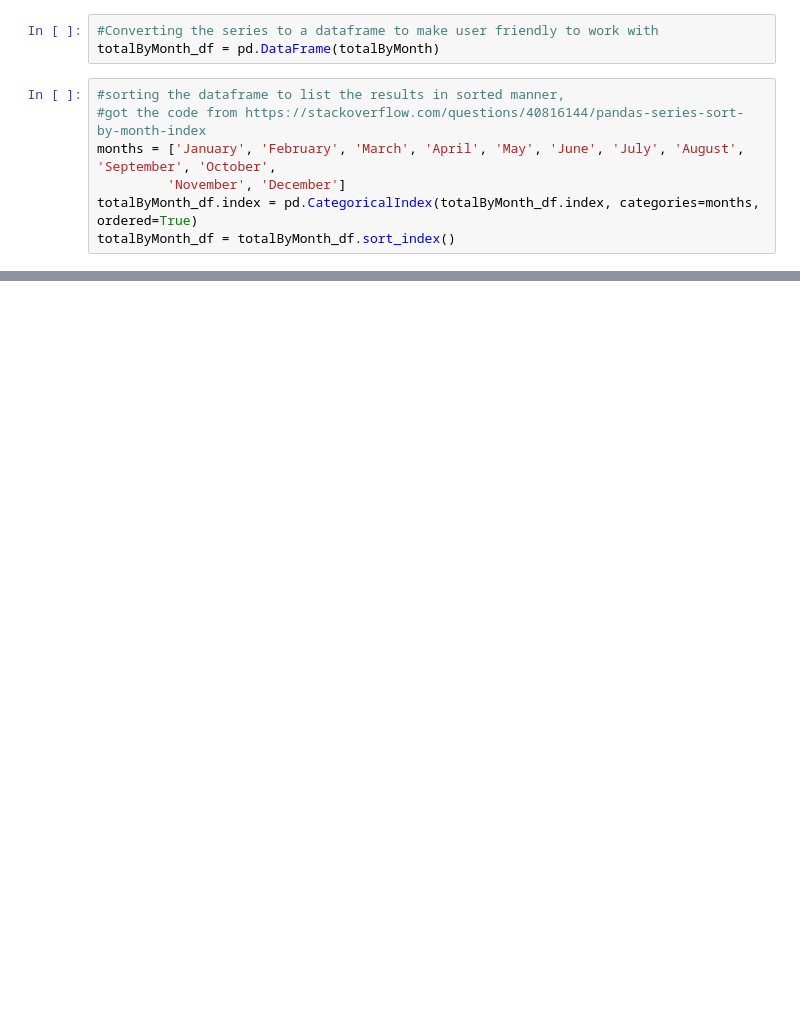
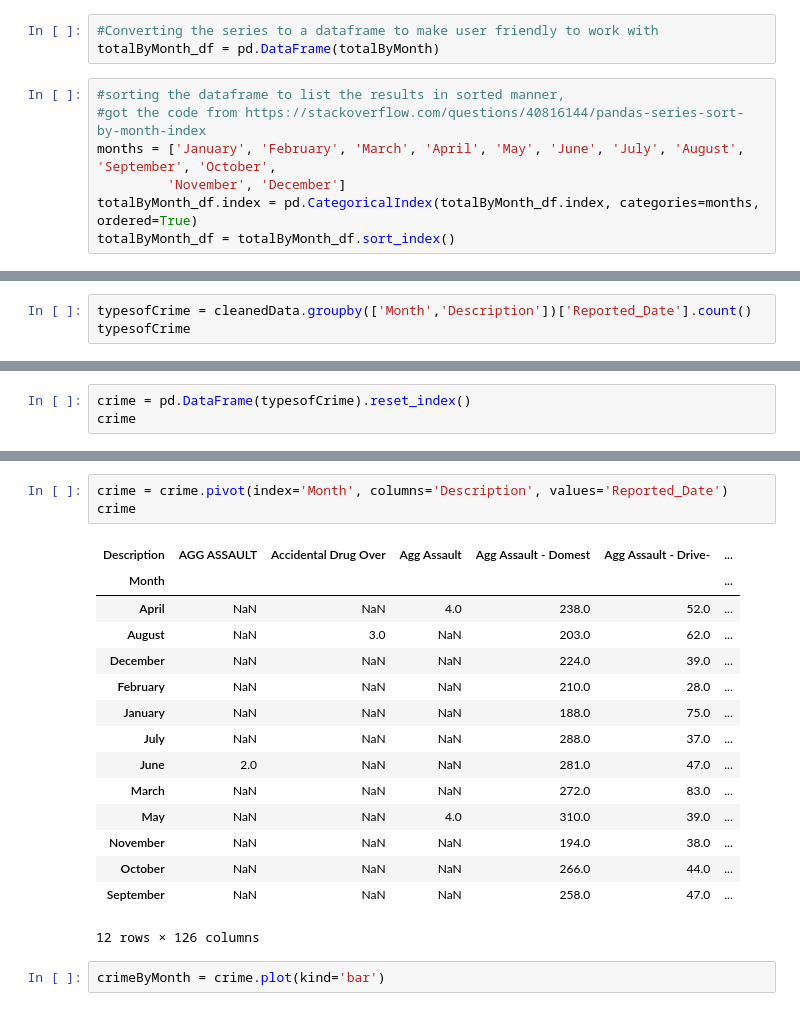
Before and after one commit to kanskris/kansas_crime_2018, a Jupyter notebook: Laylaa- Monthly Analysis.ipynb, the cells around one changed output, grey strips where cells are left out. Saved outputs shown, nothing was run; the diff lists cells and outputs as text; blank space fills up the shorter version.

```diff
--- a/Laylaa- Monthly Analysis.ipynb
+++ b/Laylaa- Monthly Analysis.ipynb
@@ -42,0 +82,3 @@ plt.show()
+# %%
+typesofCrime = cleanedData.groupby(['Month','Description'])['Reported_Date'].count()
+typesofCrime
@@ -42,0 +103,3 @@ plt.show()
+# %%
+crime = pd.DataFrame(typesofCrime).reset_index()
+crime
@@ -42,0 +120,21 @@ plt.show()
+# %%
+crime = crime.pivot(index='Month', columns='Description', values='Reported_Date')
+crime
+# %% [output]
+| Description | AGG ASSAULT | Accidental Drug Over | Agg Assault | Agg Assault - Domest | Agg Assault - Drive- | ... |
+| Month |  |  |  |  |  | ... |
+| April | NaN | NaN | 4.0 | 238.0 | 52.0 | ... |
+| August | NaN | 3.0 | NaN | 203.0 | 62.0 | ... |
+| December | NaN | NaN | NaN | 224.0 | 39.0 | ... |
+| February | NaN | NaN | NaN | 210.0 | 28.0 | ... |
+| January | NaN | NaN | NaN | 188.0 | 75.0 | ... |
+| July | NaN | NaN | NaN | 288.0 | 37.0 | ... |
+| June | 2.0 | NaN | NaN | 281.0 | 47.0 | ... |
+| March | NaN | NaN | NaN | 272.0 | 83.0 | ... |
+| May | NaN | NaN | 4.0 | 310.0 | 39.0 | ... |
+| November | NaN | NaN | NaN | 194.0 | 38.0 | ... |
+| October | NaN | NaN | NaN | 266.0 | 44.0 | ... |
+| September | NaN | NaN | NaN | 258.0 | 47.0 | ... |
+12 rows × 126 columns
+# %%
+crimeByMonth = crime.plot(kind='bar')
```
Also changed, not shown: parts of 8 cells of this notebook.
